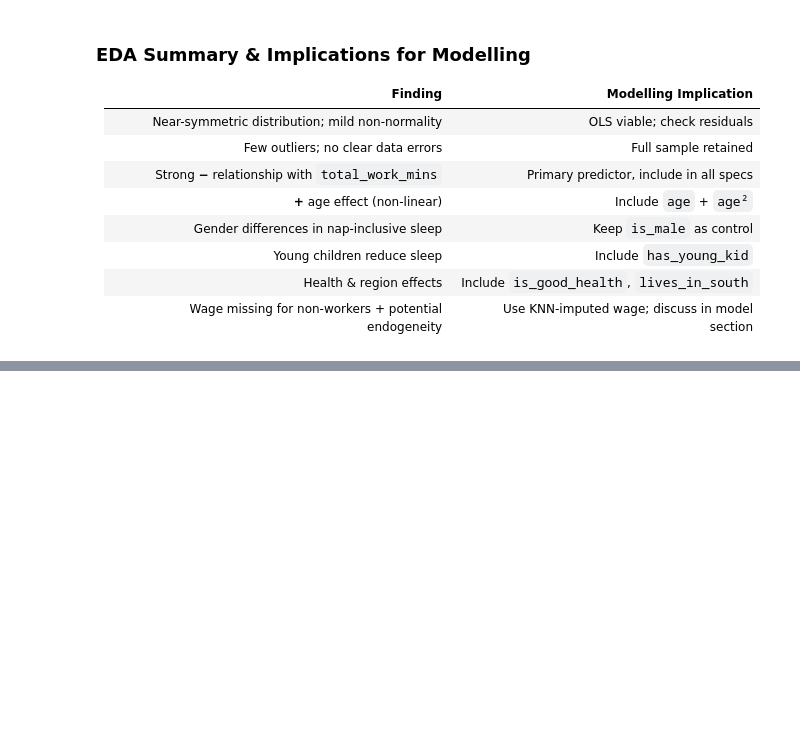
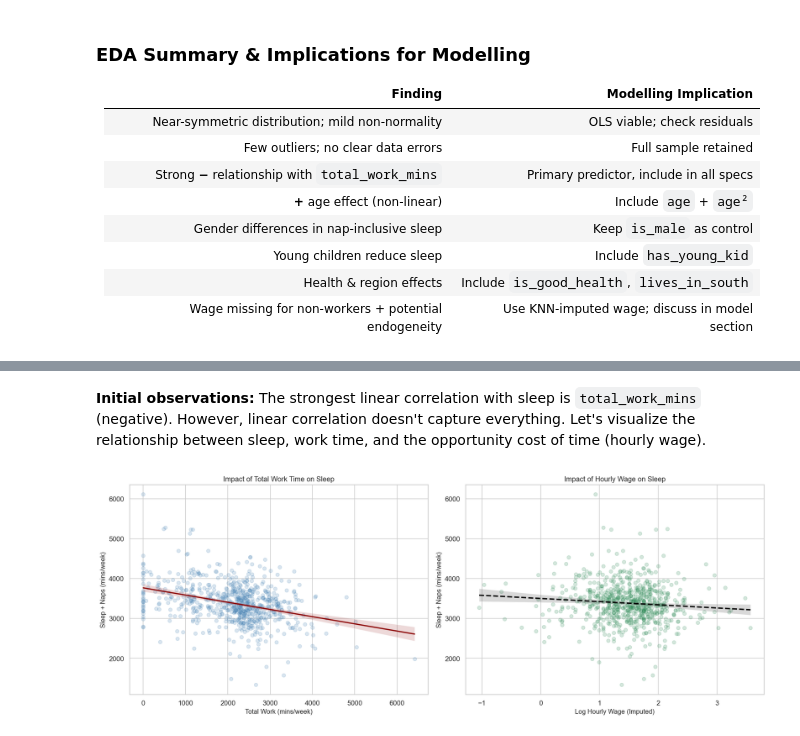
Before and after one commit to 208252/statistics, a Jupyter notebook: assignment.ipynb, the cells around one changed output, grey strips where cells are left out. Cells and saved outputs as stored; diff of their text form; code cells hidden in the pictures; blank space fills up the shorter version.

```diff
--- a/assignment.ipynb
+++ b/assignment.ipynb
@@ -851,0 +861,24 @@ Young child t-test: t=1.083, p=0.2794
+# %% [markdown]
+**Initial observations:**
+The strongest linear correlation with sleep is `total_work_mins` (negative). However, linear correlation doesn't capture everything. Let's visualize the relationship between sleep, work time, and the opportunity cost of time (hourly wage).
+# %%
+fig, axes = plt.subplots(1, 2, figsize=(16, 6))
+
+# plot 1: work vs sleep
+sns.regplot(data=df, x='total_work_mins', y='sleep_naps_mins', ax=axes[0],
+            scatter_kws={'alpha':0.2, 'color': 'steelblue'}, line_kws={'color': 'darkred', 'lw': 2})
+axes[0].set_title("Impact of Total Work Time on Sleep", fontsize=12)
+axes[0].set_xlabel("Total Work (mins/week)")
+axes[0].set_ylabel("Sleep + Naps (mins/week)")
+
+# plot 2: wage vs sleep
+sns.regplot(data=df, x='log_hourly_wage', y='sleep_naps_mins', ax=axes[1],
+            scatter_kws={'alpha':0.2, 'color': 'seagreen'}, line_kws={'color': 'black', 'ls': '--'})
+axes[1].set_title("Impact of Hourly Wage on Sleep", fontsize=12)
+axes[1].set_xlabel("Log Hourly Wage (Imputed)")
+axes[1].set_ylabel("Sleep + Naps (mins/week)")
+
+plt.tight_layout()
+plt.show()
+# %% [output]
+[figure, added]
```
Also changed, not shown: parts of 8 cells of this notebook, 9 other files.
